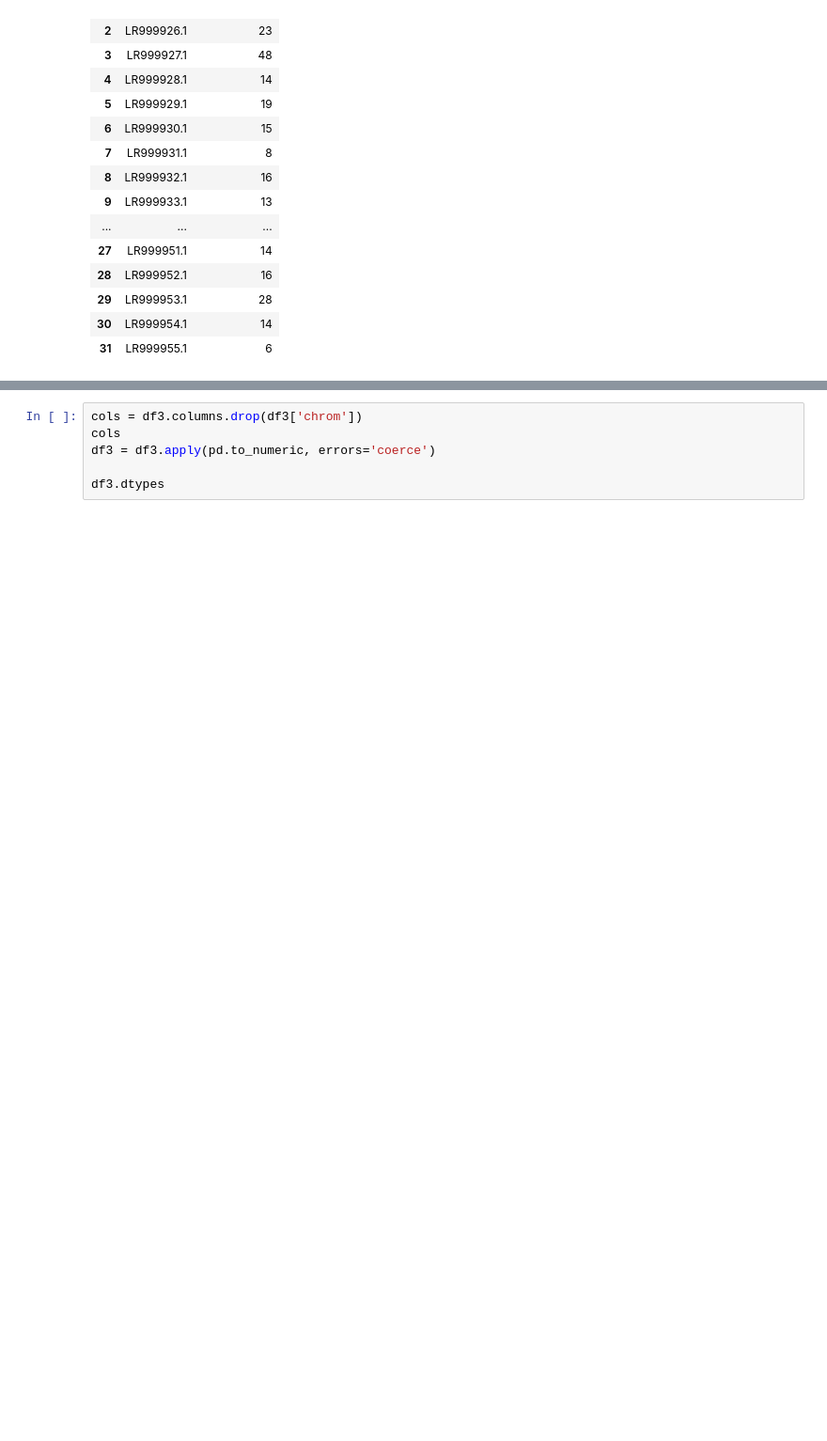
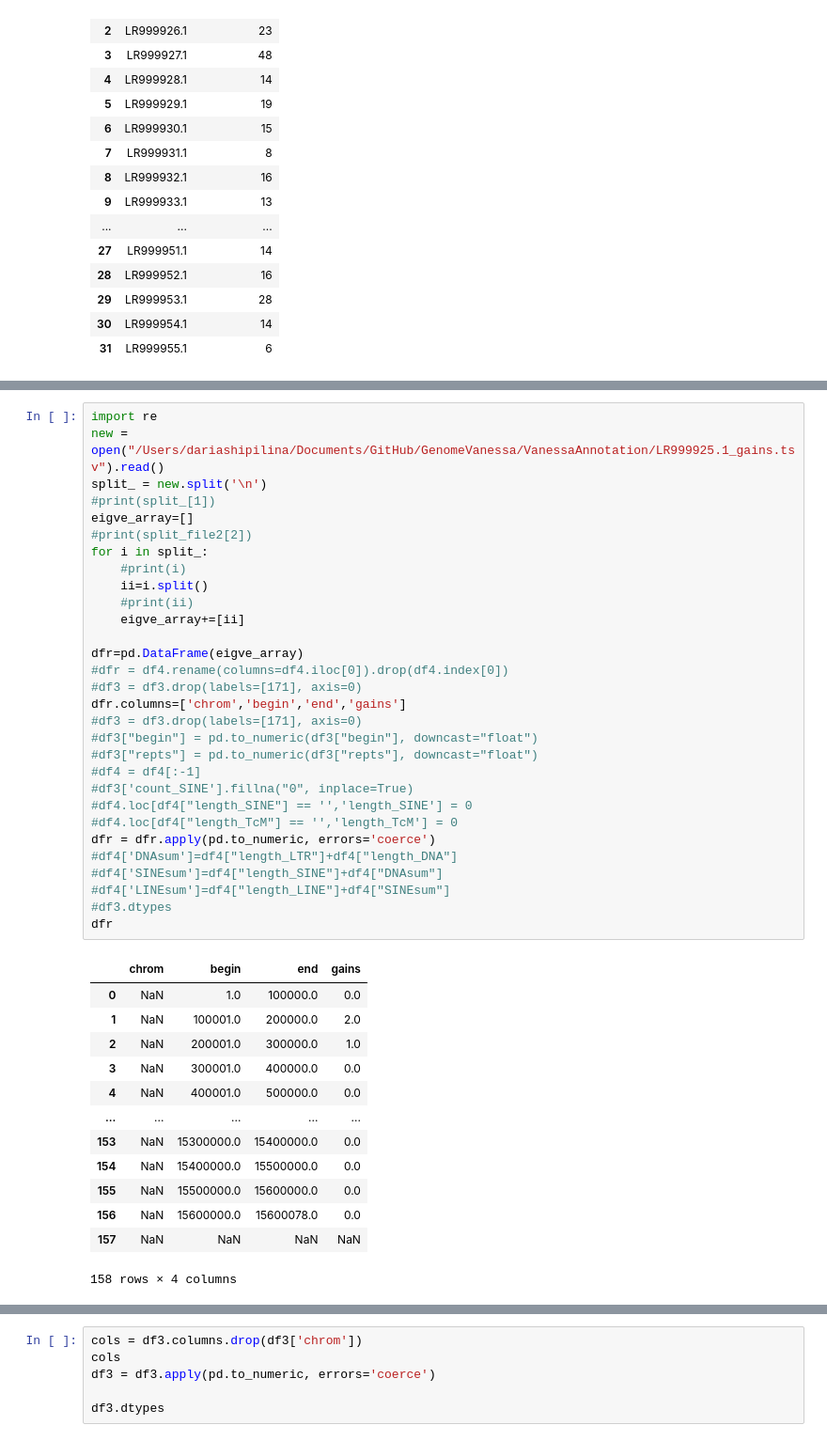
Before and after one commit to DaSh-bash/GenomeVanessa, a Jupyter notebook: VanessaRepeat/RepeatWindowAnalysis2-Copy1.ipynb, the cells around one changed output, grey strips where cells are left out. Shown at 94% size. Saved outputs shown, nothing was run; the diff lists cells and outputs as text; blank space fills up the shorter version.

```diff
--- a/VanessaRepeat/RepeatWindowAnalysis2-Copy1.ipynb
+++ b/VanessaRepeat/RepeatWindowAnalysis2-Copy1.ipynb
@@ -631,0 +649,44 @@ dfr
+# %%
+import re
+new = open("/Users/dariashipilina/Documents/GitHub/GenomeVanessa/VanessaAnnotation/LR999925.1_gains.tsv").read()
+split_ = new.split('\n')
+#print(split_[1])
+eigve_array=[]
+#print(split_file2[2])
+for i in split_:
+    #print(i)
+    ii=i.split()
+    #print(ii)
+    eigve_array+=[ii]
+
+dfr=pd.DataFrame(eigve_array)
+#dfr = df4.rename(columns=df4.iloc[0]).drop(df4.index[0])
+#df3 = df3.drop(labels=[171], axis=0)
+dfr.columns=['chrom','begin','end','gains']
+#df3 = df3.drop(labels=[171], axis=0)
+#df3["begin"] = pd.to_numeric(df3["begin"], downcast="float")
+#df3["repts"] = pd.to_numeric(df3["repts"], downcast="float")
+#df4 = df4[:-1]
+#df3['count_SINE'].fillna("0", inplace=True)
+#df4.loc[df4["length_SINE"] == '','length_SINE'] = 0
+#df4.loc[df4["length_TcM"] == '','length_TcM'] = 0
+dfr = dfr.apply(pd.to_numeric, errors='coerce')
+#df4['DNAsum']=df4["length_LTR"]+df4["length_DNA"]
+#df4['SINEsum']=df4["length_SINE"]+df4["DNAsum"]
+#df4['LINEsum']=df4["length_LINE"]+df4["SINEsum"]
+#df3.dtypes
+dfr
+# %% [output]
+|  | chrom | begin | end | gains |
+| 0 | NaN | 1.0 | 100000.0 | 0.0 |
+| 1 | NaN | 100001.0 | 200000.0 | 2.0 |
+| 2 | NaN | 200001.0 | 300000.0 | 1.0 |
+| 3 | NaN | 300001.0 | 400000.0 | 0.0 |
+| 4 | NaN | 400001.0 | 500000.0 | 0.0 |
+| ... | ... | ... | ... | ... |
+| 153 | NaN | 15300000.0 | 15400000.0 | 0.0 |
+| 154 | NaN | 15400000.0 | 15500000.0 | 0.0 |
+| 155 | NaN | 15500000.0 | 15600000.0 | 0.0 |
+| 156 | NaN | 15600000.0 | 15600078.0 | 0.0 |
+| 157 | NaN | NaN | NaN | NaN |
+158 rows × 4 columns
```
Also changed, not shown: parts of 6 cells of this notebook, 8 other files.
